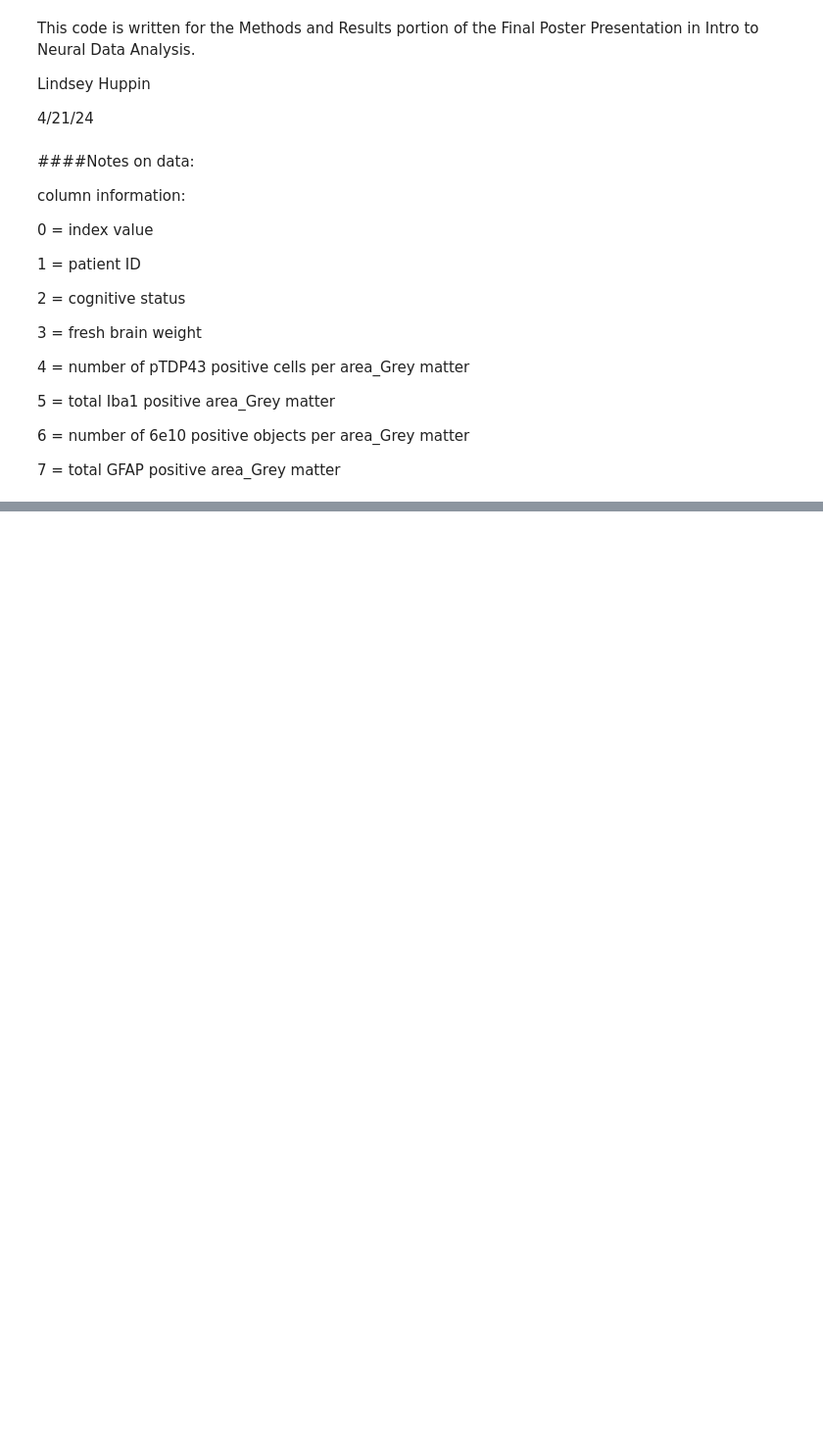
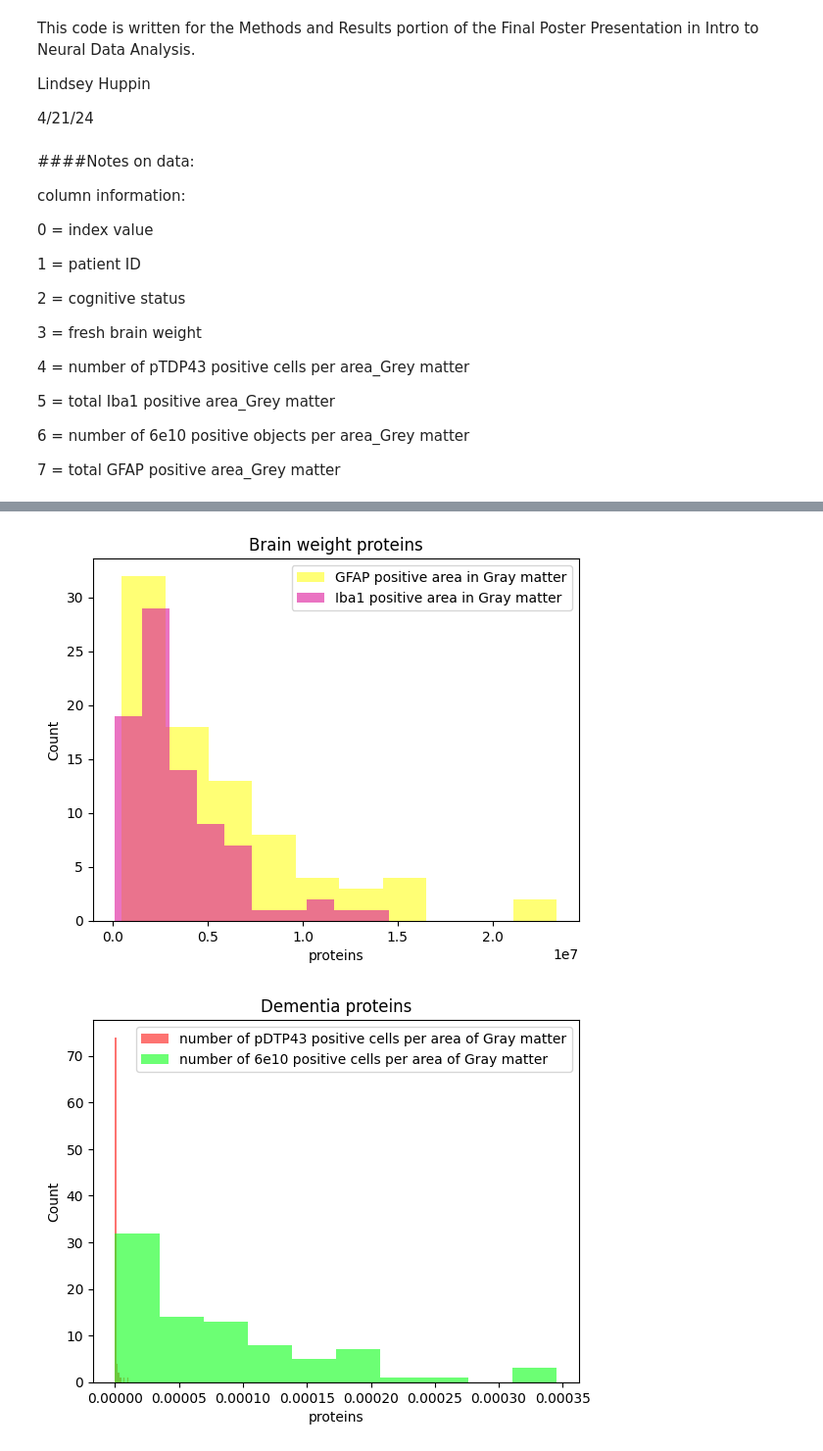
Before and after one commit to lindseyhuppin/Neur265Work, a Jupyter notebook: finalProject/FinalPosterPresentation.ipynb, the cells around one changed output, grey strips where cells are left out. Shown at 98% size. Drawn from its saved outputs; the diff is of its cells as text; code cells hidden in the pictures; blank space fills up the shorter version.

```diff
--- a/finalProject/FinalPosterPresentation.ipynb
+++ b/finalProject/FinalPosterPresentation.ipynb
@@ -129,0 +83,21 @@ plt.show()
+# %%
+#brain weight histogram
+plt.hist(GFAP, color = '#ffff1f9d')
+plt.hist(Iba1,color = '#dd1c9d9d')
+plt.xlabel('proteins')
+plt.ylabel('Count')
+plt.title('Brain weight proteins')
+plt.legend(['GFAP positive area in Gray matter','Iba1 positive area in Gray matter'])
+plt.show()
+
+#dementia/no dementia histogram
+plt.hist(pTDP43, color = '#fd1f1c9f')
+plt.hist(_6e10,color = '#11ff1d9d')
+plt.xlabel('proteins')
+plt.ylabel('Count')
+plt.title('Dementia proteins')
+plt.legend(['number of pDTP43 positive cells per area of Gray matter','number of 6e10 positive cells per area of Gray matter'])
+plt.show()
+# %% [output]
+[figure, added]
+[figure, added]
```
Also changed, not shown: parts of 10 cells of this notebook.
